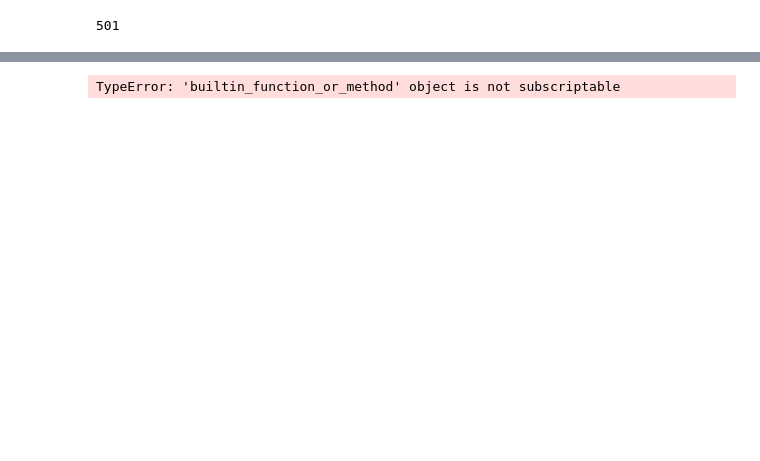
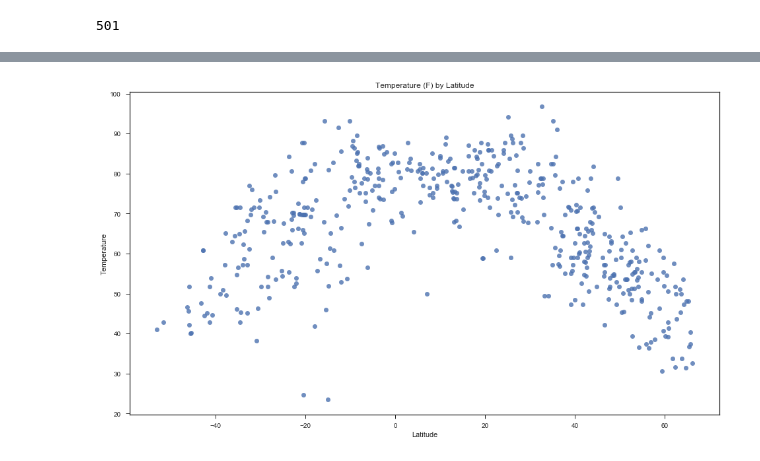
Before and after one commit to Jkremr/Temp-lat-lng-analysis, a Jupyter notebook: weather_analysis.ipynb, the cells around one changed output, grey strips where cells are left out. Cells and saved outputs as stored; diff of their text form; code cells hidden in the pictures; blank space fills up the shorter version.

```diff
--- a/weather_analysis.ipynb
+++ b/weather_analysis.ipynb
@@ -151,11 +165,12 @@ plt.gcf()
 # %%
 sns.set_style('ticks')
 fig, ax = plt.subplots()
 fig.set_size_inches(16, 9)
-p = sns.regplot(x="Latitude", y="Temperature", data=sorted, fit_reg=False).set_title('Temperature (F) by Latitude')
+p = sns.regplot(x="Latitude", y="Temperature", data=cities, fit_reg=False).set_title('Temperature (F) by Latitude')
+plt.savefig('temp_by_lat.png')
 plt.show()
 # %% [output]
-TypeError: 'builtin_function_or_method' object is not subscriptable
+[figure, added]
 # %%
 sns.set_style('ticks')
 fig, ax = plt.subplots()
```
Also changed, not shown: parts of 13 cells of this notebook.
